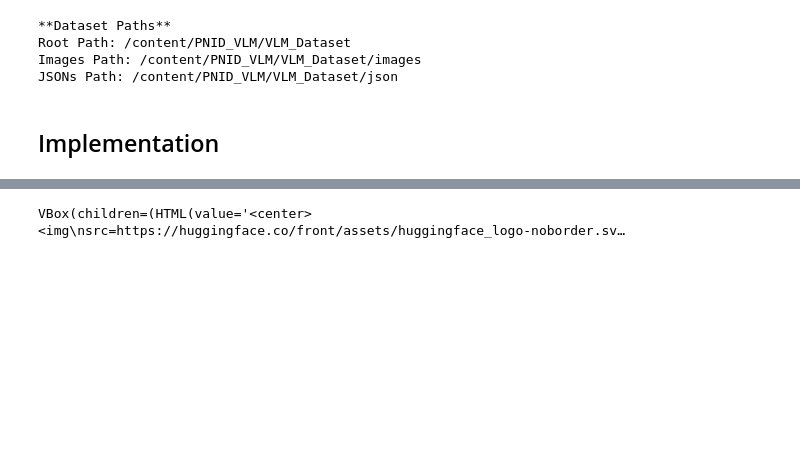
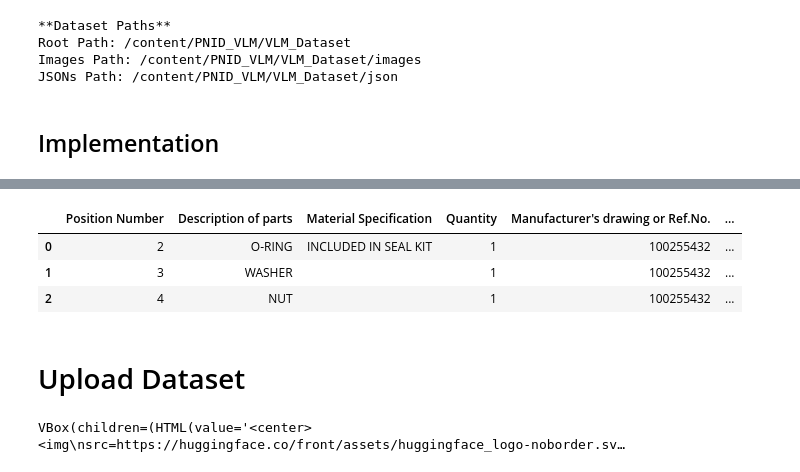
Before and after one commit to Ibrah-N/PNID_VLM_Qwen2_Training, a Jupyter notebook: VLM_SLM_Testing_tanzeem.ipynb, the cells around one changed output, grey strips where cells are left out. Cells and saved outputs as stored; diff of their text form; code cells hidden in the pictures; blank space fills up the shorter version.

```diff
--- a/VLM_SLM_Testing_tanzeem.ipynb
+++ b/VLM_SLM_Testing_tanzeem.ipynb
@@ -928,0 +1102,4 @@ Training Sample: {'images': [<PIL.Image.Image image mode=RGB size=2481x3509 at 0
+# %%
+import json
+x = exp2_laod_json(json.loads(sample["label"]))
+x
@@ -928,0 +1108,8 @@ Training Sample: {'images': [<PIL.Image.Image image mode=RGB size=2481x3509 at 0
+# %%
+y = pd.DataFrame(json.loads(x)['rows'])
+y.head()
+# %%
+# This correctly loads only the first 5 samples
+load_train_dataset = [load_dataset(sample_dict) for sample_dict in training_samples[:5]]
+# %%
+x = load_train_dataset[3]
@@ -929,3 +1122,13 @@ Training Sample: {'images': [<PIL.Image.Image image mode=RGB size=2481x3509 at 0
+# %%
+y = pd.DataFrame(json.loads(x['label'])["rows"])
+y.head()
+# %% [output]
+|  | Position Number | Description of parts | Material Specification | Quantity | Manufacturer's drawing or Ref.No. | ... |
+| 0 | 2 | O-RING | INCLUDED IN SEAL KIT | 1 | 100255432 | ... |
+| 1 | 3 | WASHER |  | 1 | 100255432 | ... |
+| 2 | 4 | NUT |  | 1 | 100255432 | ... |
+# %% [markdown]
+# Upload Dataset
 # %%
 def hf_upload(sample_dict):
   return {
```
Also changed, not shown: parts of 19 cells of this notebook.
